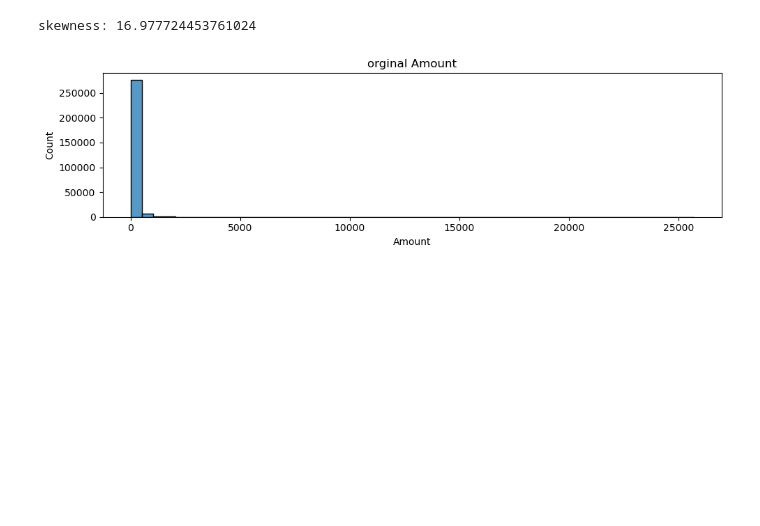
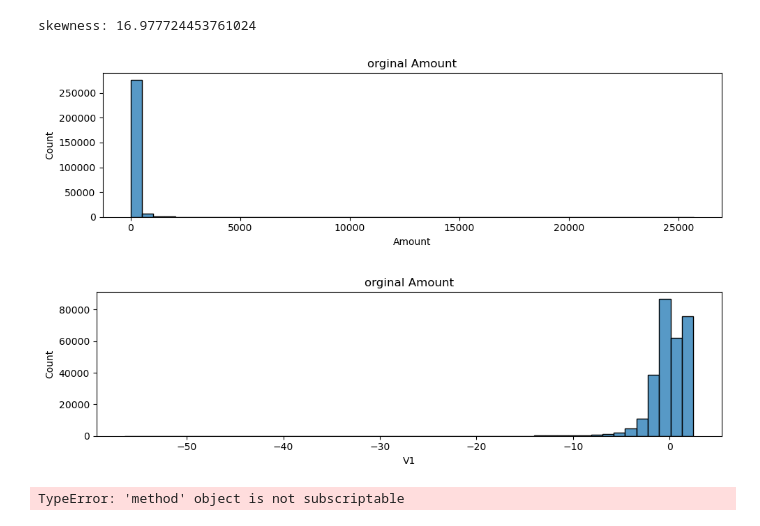
Before and after one commit to RamprakashReddy42/ml-engineer-progress-reviewen, a Jupyter notebook: reviewn.ipynb, the cells around one changed output. Drawn from its saved outputs; the diff is of its cells as text; code cells hidden in the pictures; blank space fills up the shorter version.

```diff
--- a/reviewn.ipynb
+++ b/reviewn.ipynb
@@ -155,3 +155,17 @@ plt.tight_layout()
 plt.show()
 # %% [output]
 [figure]
+# %%
+import matplotlib.pyplot as plt
+import seaborn as sns
+plt.figure(figsize=(10,3))
+sns.histplot(df['V1'],bins=50)
+plt.title('orginal Amount')
+plt.tight_layout()
+plt.show()
+# %% [output]
+[figure, added]
+# %%
+print(df.describe['V1'])
+# %% [output]
+TypeError: 'method' object is not subscriptable
```
